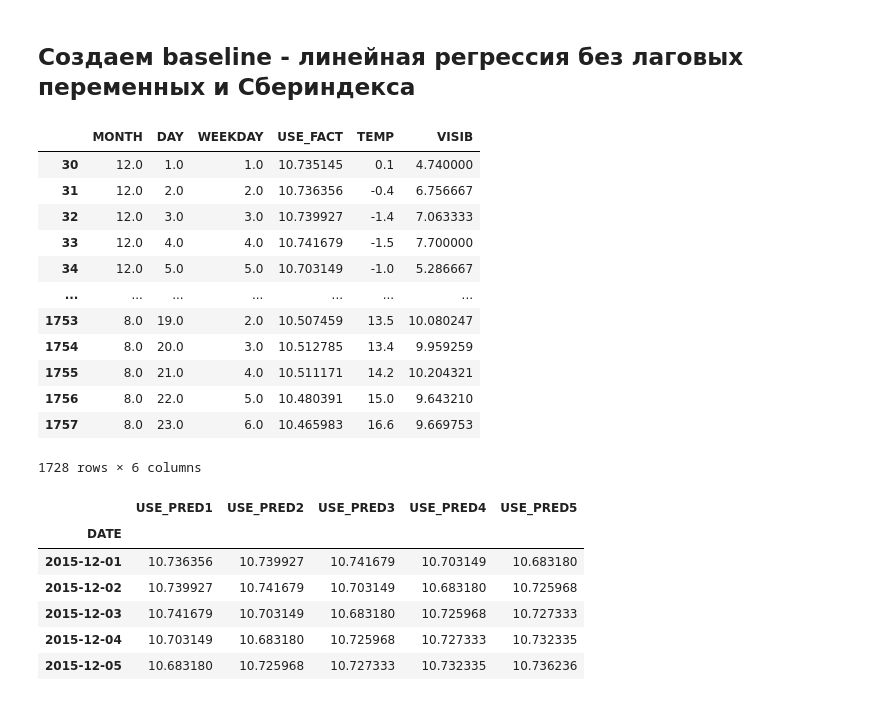
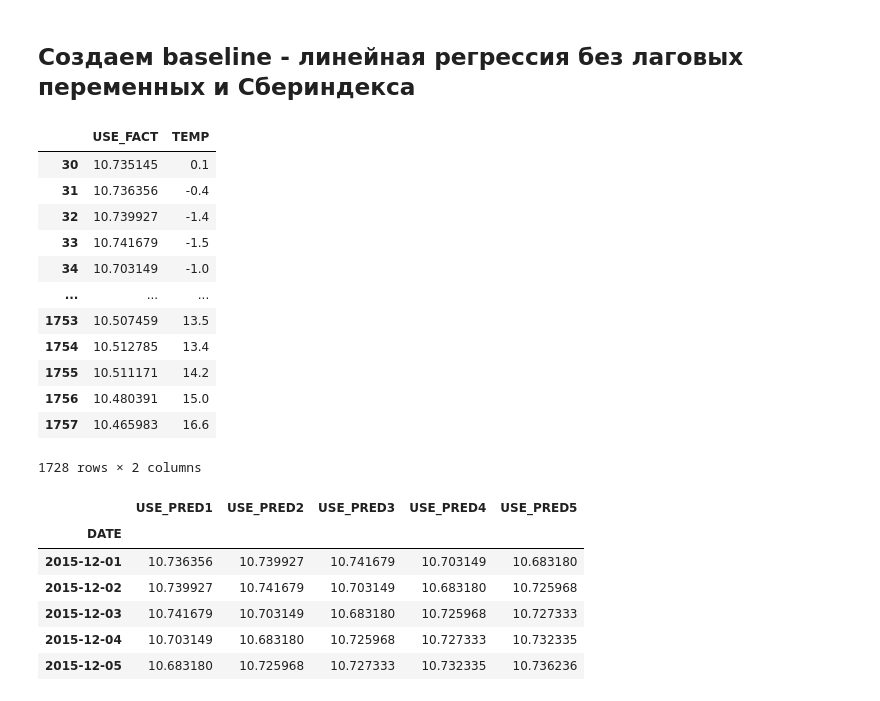
Before and after one commit to andyst75/EnergyForecast, a Jupyter notebook: energo-model.ipynb, the cells around one changed output. Drawn from its saved outputs; the diff is of its cells as text; code cells hidden in the pictures.

```diff
--- a/energo-model.ipynb
+++ b/energo-model.ipynb
@@ -71,8 +76,8 @@ gen.describe()
 Загружаем данные по индексу самоизоляции
 """
 
-izol = pd.read_csv("izol_volga_day.csv", sep=";")
-izol_d = {dt.datetime(int(x["YEAR"]), int(x["MONTH"]), int(x["DAY"])):x["INDEX"] for _, x in izol.iterrows()}
+izol = pd.read_csv(DATA + 'izol_volga_day.csv', sep=';')
+izol_d = {dt.datetime(int(x['YEAR']), int(x['MONTH']), int(x['DAY'])):x['INDEX'] for _, x in izol.iterrows()}
 izol.describe()
 # %% [output]
 |  | YEAR | MONTH | DAY | INDEX |
@@ -89,11 +94,11 @@ izol.describe()
 Загружаем данные по индексу потребительских цен (Сбериндекс)
 """
 
-coms = pd.read_csv("sberindex_comsumer.csv", sep=";").groupby("Дата").mean().reset_index()
-coms["DATE"] = pd.to_datetime(coms["Дата"], format="%Y-%m-%d")
-coms["INDEX"] = coms["Значение"]
-coms = coms[["DATE", "INDEX"]]
-coms_d = {x["DATE"]:x["INDEX"] for _, x in coms.iterrows()}
+coms = pd.read_csv(DATA + 'sberindex_comsumer.csv', sep=';').groupby('Дата').mean().reset_index()
+coms['DATE'] = pd.to_datetime(coms['Дата'], format='%Y-%m-%d')
+coms['INDEX'] = coms['Значение']
+coms = coms[['DATE', 'INDEX']]
+coms_d = {x['DATE']:x['INDEX'] for _, x in coms.iterrows()}
 coms.describe()
 # %% [output]
 |  | INDEX |
@@ -110,9 +115,9 @@ coms.describe()
 Загружаем данные по индексу активности малого и среднего бизнеса (Сбериндекс)
 """
 
-msp = pd.read_csv("sberindex_msp_activity.csv", sep=";").groupby("DATE").mean().reset_index()
-msp["DATE"] = pd.to_datetime(msp["DATE"], format="%Y-%m-%d")
-msp_d = {x["DATE"]:x["VALUE"] for _, x in msp.iterrows()}
+msp = pd.read_csv(DATA + 'sberindex_msp_activity.csv', sep=';').groupby('DATE').mean().reset_index()
+msp['DATE'] = pd.to_datetime(msp['DATE'], format='%Y-%m-%d')
+msp_d = {x['DATE']:x['VALUE'] for _, x in msp.iterrows()}
 msp.describe()
 # %% [output]
 |  | VALUE |
@@ -249,32 +250,25 @@ data_train
 data_train3m = pd.DataFrame()
 for r, d in data_train[30:len(data_train) - 5].iterrows():
     data_train3m.loc[r, "DATE"] = d["DATE"]
-    data_train3m.loc[r, "MONTH"] = d["MONTH"]
-    data_train3m.loc[r, "DAY"] = d["DAY"]
     data_train3m.loc[r, "WEEKDAY"] = d["WEEKDAY"]
     data_train3m.loc[r, "USE_FACT"] = d["USE_FACT"]
     data_train3m.loc[r, "TEMP"] = d["TEMP"]
-    data_train3m.loc[r, "VISIB"] = d["VISIB"]
 
     data_train3m.loc[r, "USE_FACT1"]  = data_train.loc[r - 1, "USE_FACT"]
-    data_train3m.loc[r, "USE_FACT3"]  = data_train.loc[r - 3, "USE_FACT"]
     data_train3m.loc[r, "USE_FACT5"]  = data_train.loc[r - 5, "USE_FACT"]
     data_train3m.loc[r, "USE_FACT7"]  = data_train.loc[r - 7, "USE_FACT"]
     data_train3m.loc[r, "USE_FACT14"] = data_train.loc[r - 14, "USE_FACT"]
     data_train3m.loc[r, "USE_FACT30"] = data_train.loc[r - 30, "USE_FACT"]
 
     data_train3m.loc[r, "TEMP1"] = data_train.loc[r - 1]["TEMP"]
+    data_train3m.loc[r, "TEMP2"] = data_train.loc[r - 2]["TEMP"]
     data_train3m.loc[r, "TEMP3"] = data_train.loc[r - 3]["TEMP"]
     data_train3m.loc[r, "TEMP5"] = data_train.loc[r - 5]["TEMP"]
-    data_train3m.loc[r, "TEMP7"] = data_train.loc[r - 7]["TEMP"]
-    data_train3m.loc[r, "TEMP14"] = data_train.loc[r - 14]["TEMP"]
-    data_train3m.loc[r, "TEMP30"] = data_train.loc[r - 30]["TEMP"]
 
     data_train3m.loc[r, "II"] = data_train.loc[r]["II"]
     data_train3m.loc[r, "II3"] = data_train.loc[r - 3]["II"]
 
     data_train3m.loc[r, "COMS"] = data_train.loc[r]["COMS"]
-    data_train3m.loc[r, "COMS3"] = data_train.loc[r - 3]["COMS"]
 
     data_train3m.loc[r, "MSP"] = data_train.loc[r]["MSP"]
 
@@ -307,25 +301,28 @@ def mean_absolute_percentage_error(y_true, y_pred):
     return np.mean(np.abs((y_true - y_pred) / y_true)) * 100
 # %%
 BACK = 90
+
+BASE_COLUMN = ['USE_FACT', 'TEMP']
+
 test_length = len(data_train3m) - BACK
-X_train = data_train3m[:test_length][data_train.columns].drop(columns=["DATE", "II", "COMS", "MSP"])
+X_train = data_train3m[:test_length][BASE_COLUMN]
 Y_train = data_train3m[:test_length][["DATE", "USE_PRED1", "USE_PRED2", "USE_PRED3", "USE_PRED4", "USE_PRED5"]]
 Y_train = Y_train.set_index(Y_train["DATE"]).drop(columns=["DATE"])
 X_train
 # %% [output]
-|  | MONTH | DAY | WEEKDAY | USE_FACT | TEMP | VISIB |
-| 30 | 12.0 | 1.0 | 1.0 | 10.735145 | 0.1 | 4.740000 |
-| 31 | 12.0 | 2.0 | 2.0 | 10.736356 | -0.4 | 6.756667 |
-| 32 | 12.0 | 3.0 | 3.0 | 10.739927 | -1.4 | 7.063333 |
-| 33 | 12.0 | 4.0 | 4.0 | 10.741679 | -1.5 | 7.700000 |
-| 34 | 12.0 | 5.0 | 5.0 | 10.703149 | -1.0 | 5.286667 |
-| ... | ... | ... | ... | ... | ... | ... |
-| 1753 | 8.0 | 19.0 | 2.0 | 10.507459 | 13.5 | 10.080247 |
-| 1754 | 8.0 | 20.0 | 3.0 | 10.512785 | 13.4 | 9.959259 |
-| 1755 | 8.0 | 21.0 | 4.0 | 10.511171 | 14.2 | 10.204321 |
-| 1756 | 8.0 | 22.0 | 5.0 | 10.480391 | 15.0 | 9.643210 |
-| 1757 | 8.0 | 23.0 | 6.0 | 10.465983 | 16.6 | 9.669753 |
+|  | USE_FACT | TEMP |
+| 30 | 10.735145 | 0.1 |
+| 31 | 10.736356 | -0.4 |
+| 32 | 10.739927 | -1.4 |
+| 33 | 10.741679 | -1.5 |
+| 34 | 10.703149 | -1.0 |
+| ... | ... | ... |
+| 1753 | 10.507459 | 13.5 |
+| 1754 | 10.512785 | 13.4 |
+| 1755 | 10.511171 | 14.2 |
+| 1756 | 10.480391 | 15.0 |
+| 1757 | 10.465983 | 16.6 |
-1728 rows × 6 columns
+1728 rows × 2 columns
 # %%
 Y_train.head()
 # %% [output]
```
Also changed, not shown: parts of 16 cells of this notebook, 6 other files.
